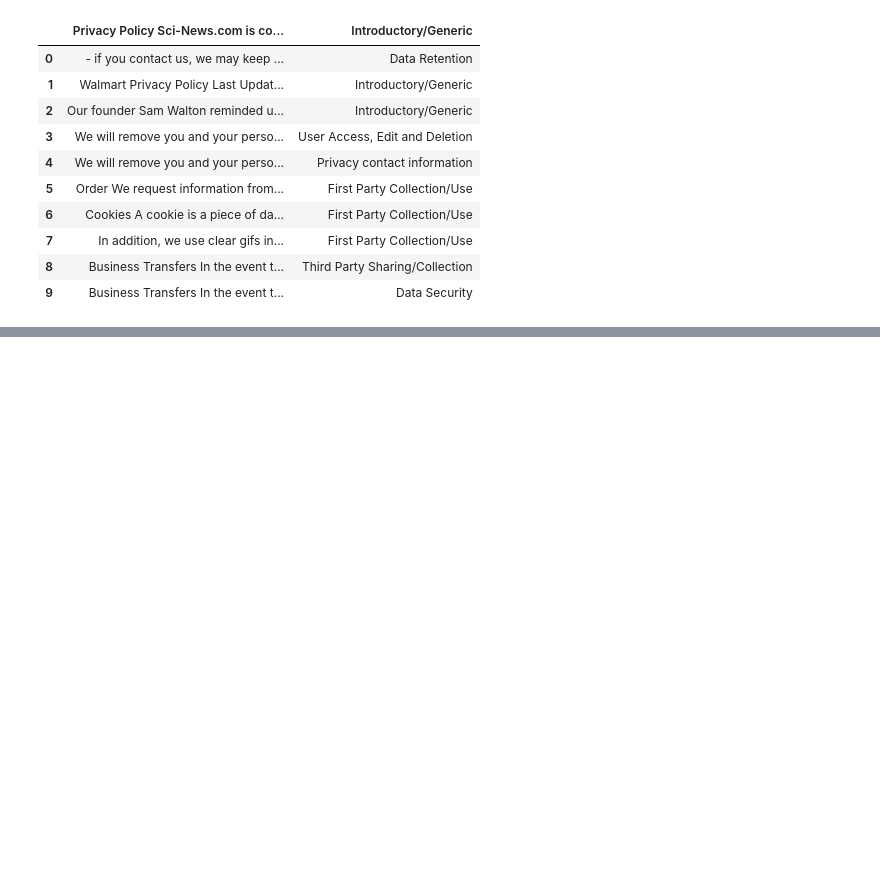
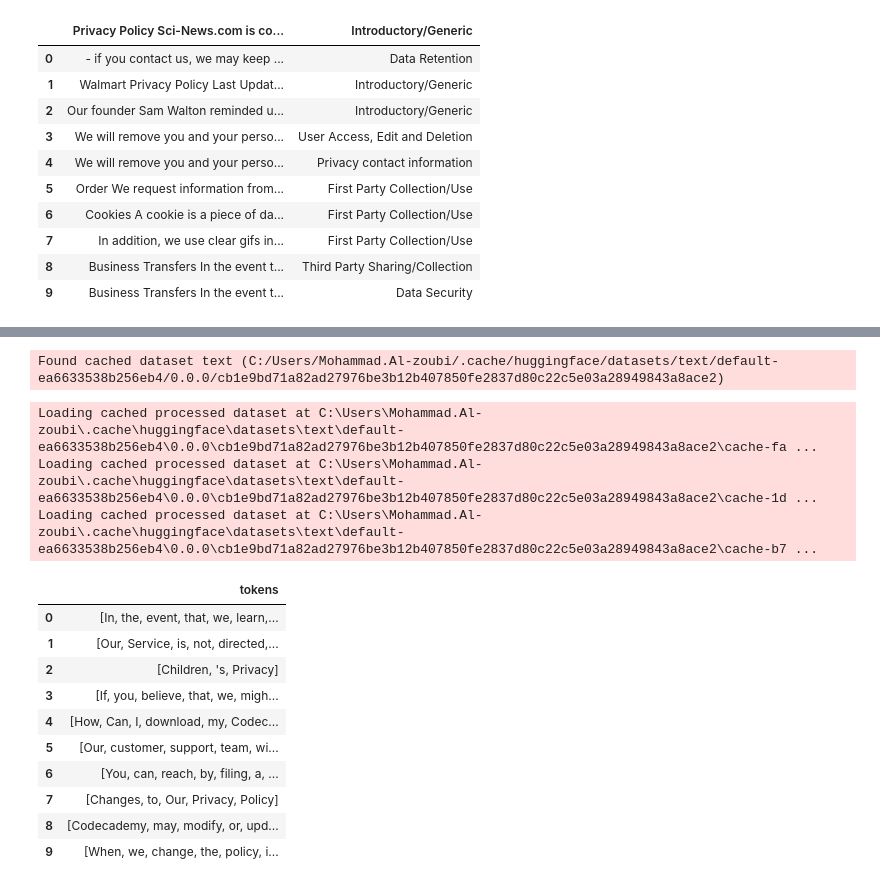
Before and after one commit to tatweer-research/privacy-mohnitor, a Jupyter notebook: instruction_finetuning/data/data_visualization.ipynb, the cells around one changed output, grey strips where cells are left out. Saved outputs shown, nothing was run; the diff lists cells and outputs as text; code cells hidden in the pictures; blank space fills up the shorter version.

```diff
--- a/instruction_finetuning/data/data_visualization.ipynb
+++ b/instruction_finetuning/data/data_visualization.ipynb
@@ -131,0 +193,40 @@ df.head(n=10)
+# %%
+# Task PolicyIE-B
+
+import datasets
+import os
+from typing import Dict
+import pandas as pd
+
+def policy_ie_file_mapping(directory: str, filename: str) -> Dict[str, str]:
+    # define patterns for file loading
+    files = {}
+    files["train"] = os.path.join(directory, "train", filename)
+    files["validation"] = os.path.join(directory, "valid", filename)
+    files["test"] = os.path.join(directory, "test", filename)
+    return files
+
+directory = r'C:\Users\Mohammad.Al-zoubi\Documents\projects\privacy-mohnitor\instruction_finetuning\data\policy_ie_b'
+# load tokens which are common for all sub-tasks
+tokens = datasets.load_dataset(
+    "text", data_files=policy_ie_file_mapping(directory, "seq.in")
+).map(lambda example: {"tokens": example["text"].split()}, remove_columns=["text"])
+
+df = pd.DataFrame(tokens['test'])
+df.head(n=10)
+# %% [output]
+Found cached dataset text (C:/Users/Mohammad.Al-zoubi/.cache/huggingface/datasets/text/default-ea6633538b256eb4/0.0.0/cb1e9bd71a82ad27976be3b12b407850fe2837d80c22c5e03a28949843a8ace2)
+Loading cached processed dataset at C:\Users\Mohammad.Al-zoubi\.cache\huggingface\datasets\text\default-ea6633538b256eb4\0.0.0\cb1e9bd71a82ad27976be3b12b407850fe2837d80c22c5e03a28949843a8ace2\cache-fa ...
+Loading cached processed dataset at C:\Users\Mohammad.Al-zoubi\.cache\huggingface\datasets\text\default-ea6633538b256eb4\0.0.0\cb1e9bd71a82ad27976be3b12b407850fe2837d80c22c5e03a28949843a8ace2\cache-1d ...
+Loading cached processed dataset at C:\Users\Mohammad.Al-zoubi\.cache\huggingface\datasets\text\default-ea6633538b256eb4\0.0.0\cb1e9bd71a82ad27976be3b12b407850fe2837d80c22c5e03a28949843a8ace2\cache-b7 ...
+|  | tokens |
+| 0 | [In, the, event, that, we, learn,... |
+| 1 | [Our, Service, is, not, directed,... |
+| 2 | [Children, 's, Privacy] |
+| 3 | [If, you, believe, that, we, migh... |
+| 4 | [How, Can, I, download, my, Codec... |
+| 5 | [Our, customer, support, team, wi... |
+| 6 | [You, can, reach, by, filing, a, ... |
+| 7 | [Changes, to, Our, Privacy, Policy] |
+| 8 | [Codecademy, may, modify, or, upd... |
+| 9 | [When, we, change, the, policy, i... |
```
Also changed, not shown: parts of 11 cells of this notebook, 3 other files.
